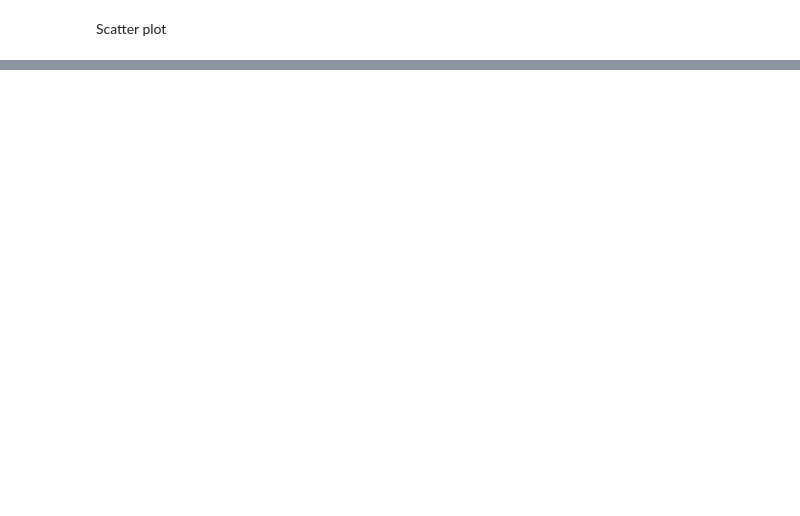
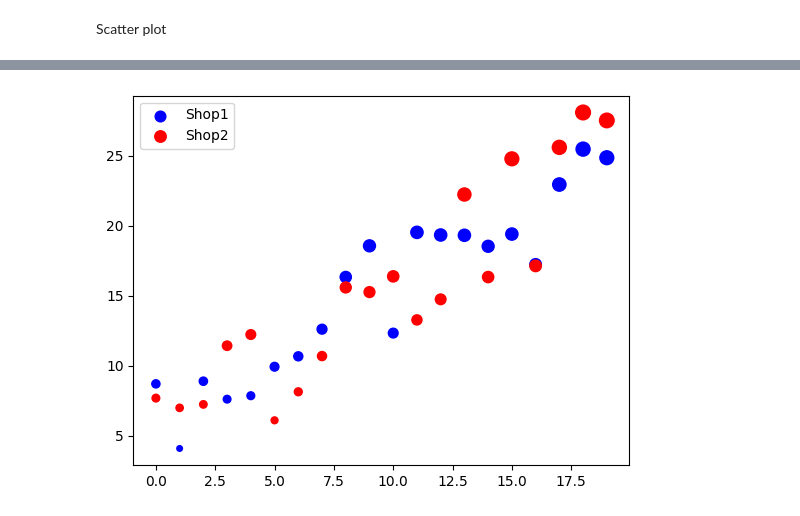
Before and after one commit to Vaishnavi-Gajinkar/Codingwise, a Jupyter notebook: matplotlib/adv_concepts.ipynb, the cells around one changed output, grey strips where cells are left out. Cells and saved outputs as stored; diff of their text form; code cells hidden in the pictures; blank space fills up the shorter version.

```diff
--- a/matplotlib/adv_concepts.ipynb
+++ b/matplotlib/adv_concepts.ipynb
@@ -174,0 +185,8 @@ plt.show()
+# %%
+plt.scatter(x, y, color = 'b', s = 4*abs(y))                    # scatter function to determine size of dots
+plt.scatter(x2, y2, color = 'r', s = 4*abs(y2))
+plt.legend(["Shop1", "Shop2"])
+
+plt.show()
+# %% [output]
+[figure, added]
```
Also changed, not shown: parts of 22 cells of this notebook.
